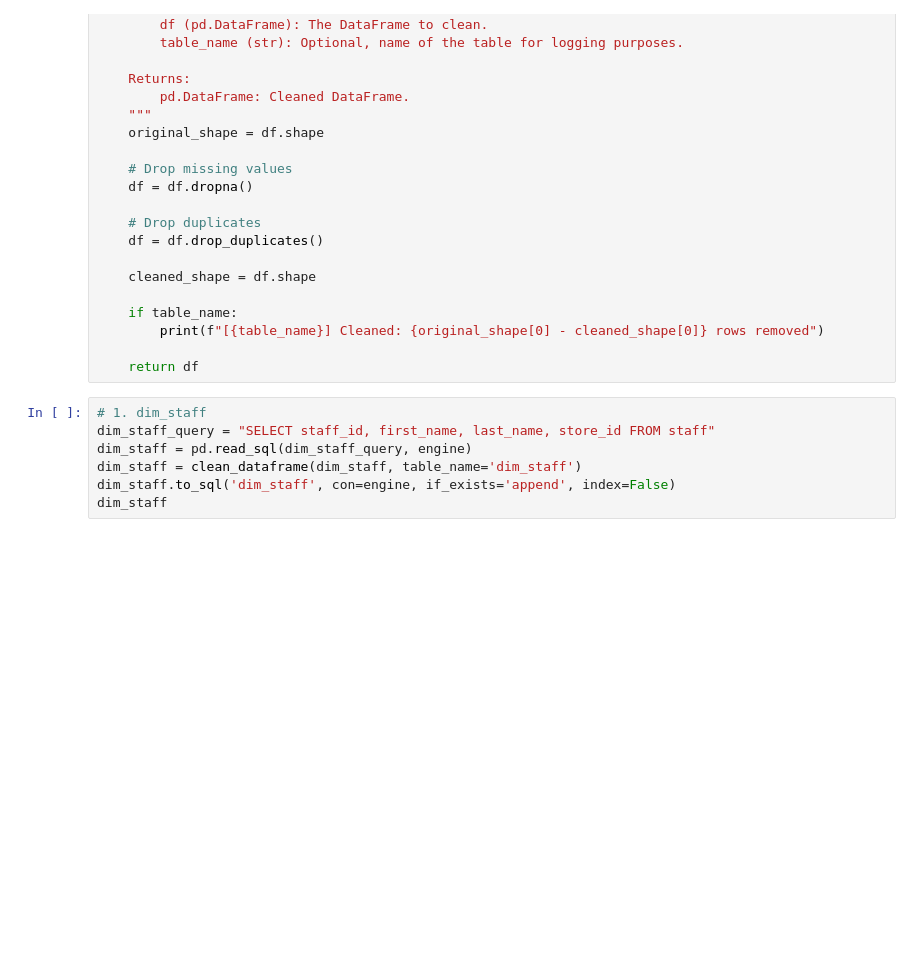
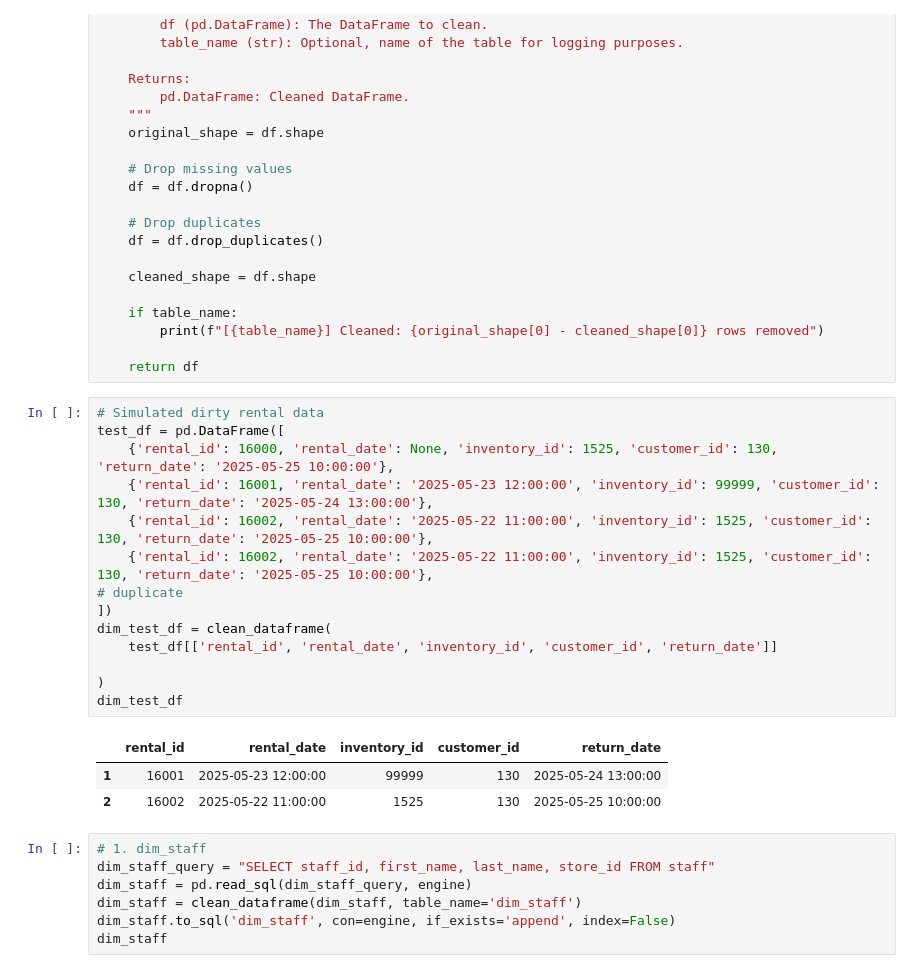
Before and after one commit to iistatiehh/FilmDataWareHouse, a Jupyter notebook: filmETLs.ipynb, the cells around one changed output. Cells and saved outputs as stored; diff of their text form; blank space fills up the shorter version.

```diff
--- a/filmETLs.ipynb
+++ b/filmETLs.ipynb
@@ -66,6 +72,24 @@ def clean_dataframe(df, table_name=None):
         print(f"[{table_name}] Cleaned: {original_shape[0] - cleaned_shape[0]} rows removed")
 
     return df
+# %%
+# Simulated dirty rental data
+test_df = pd.DataFrame([
+    {'rental_id': 16000, 'rental_date': None, 'inventory_id': 1525, 'customer_id': 130, 'return_date': '2025-05-25 10:00:00'},
+    {'rental_id': 16001, 'rental_date': '2025-05-23 12:00:00', 'inventory_id': 99999, 'customer_id': 130, 'return_date': '2025-05-24 13:00:00'},
+    {'rental_id': 16002, 'rental_date': '2025-05-22 11:00:00', 'inventory_id': 1525, 'customer_id': 130, 'return_date': '2025-05-25 10:00:00'},
+    {'rental_id': 16002, 'rental_date': '2025-05-22 11:00:00', 'inventory_id': 1525, 'customer_id': 130, 'return_date': '2025-05-25 10:00:00'},
+# duplicate
+])
+dim_test_df = clean_dataframe(
+    test_df[['rental_id', 'rental_date', 'inventory_id', 'customer_id', 'return_date']]
+
+)
+dim_test_df
+# %% [output]
+|  | rental_id | rental_date | inventory_id | customer_id | return_date |
+| 1 | 16001 | 2025-05-23 12:00:00 | 99999 | 130 | 2025-05-24 13:00:00 |
+| 2 | 16002 | 2025-05-22 11:00:00 | 1525 | 130 | 2025-05-25 10:00:00 |
 # %%
 # 1. dim_staff
 dim_staff_query = "SELECT staff_id, first_name, last_name, store_id FROM staff"
```
Also changed, not shown: parts of 5 cells of this notebook, 1 other file.
